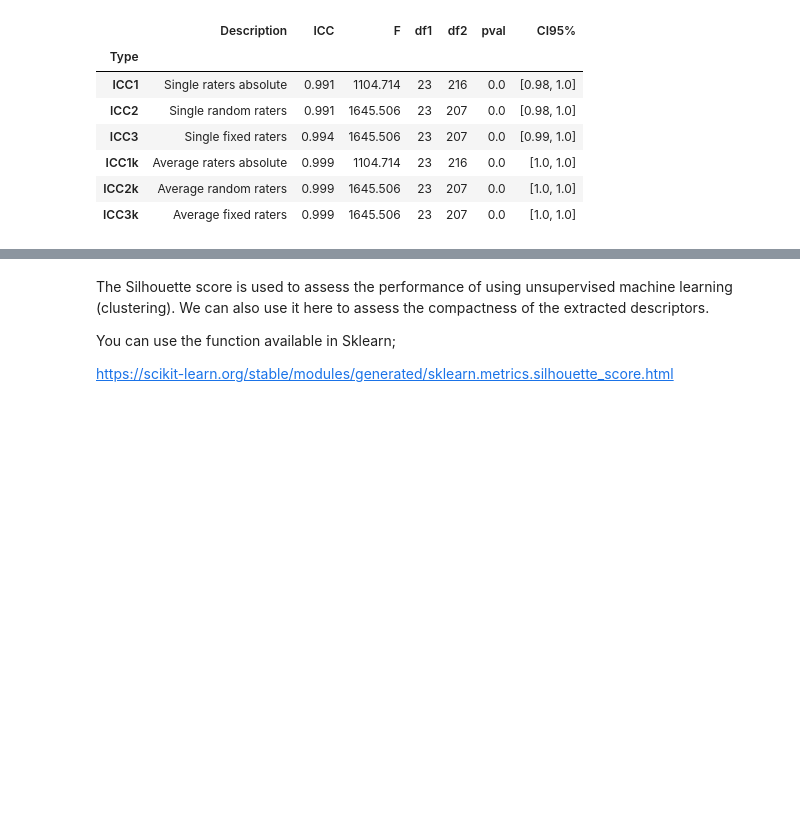
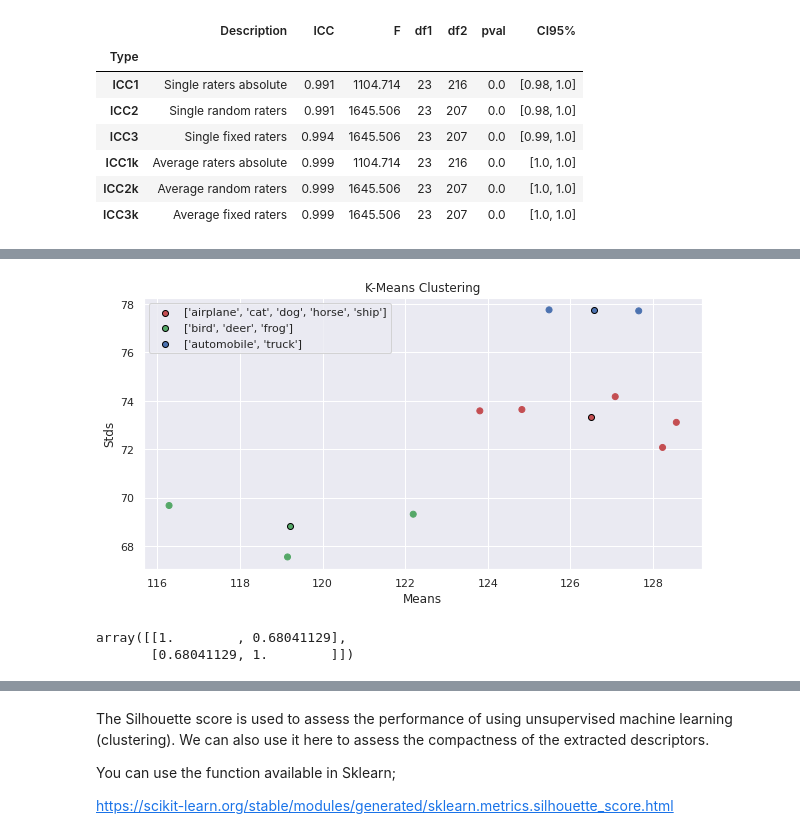
Before and after one commit to Exion35/UT---DataScience, a Jupyter notebook: Assignment 1 - Understanding a dataset.ipynb, the cells around one changed output, grey strips where cells are left out. Drawn from its saved outputs; the diff is of its cells as text; code cells hidden in the pictures; blank space fills up the shorter version.

Commit message:
Interclass correlation & Clustering

```diff
--- a/Assignment 1 - Understanding a dataset.ipynb
+++ b/Assignment 1 - Understanding a dataset.ipynb
@@ -200,2 +195,5 @@ print(means)
 # %%
-sns.regplot(means, stds, ci=None)
+df_corr = pd.DataFrame(data=[means,stds,dataset.classes]).T
+df_corr = df_corr.rename({0: "means", 1: "stds", 2: "classes"}, axis=1)
+df_corr
+sns.set_theme()
@@ -209,0 +200,14 @@ array([0.58601544])
+# %%
+from sklearn.cluster import KMeans
+def doKmeans(X, nclust=3):
+    model = KMeans(nclust)
+    model.fit(X)
+    clust_labels = model.predict(X)
+    cent = model.cluster_centers_
+    return (clust_labels, cent)
+
+clust_labels, cent = doKmeans(df_corr.drop(labels=['classes'],axis=1), 3)
+kmeans = pd.DataFrame(clust_labels)
+df_corr.insert((df_corr.shape[1]),'kmeans',kmeans)
+# %%
+kmeans = kmeans.replace({0: "r", 1: "g", 2: "b"})
@@ -209,0 +228,26 @@ array([0.58601544])
+# %%
+l0 = list(df_corr[df_corr['kmeans'] == 0]['classes'])
+l1 = list(df_corr[df_corr['kmeans'] == 1]['classes'])
+l2 = list(df_corr[df_corr['kmeans'] == 2]['classes'])
+# %%
+fig = plt.figure(figsize=(10,5))
+ax = fig.add_subplot(111)
+scatter = ax.scatter(df_corr['means'],df_corr['stds'], c=kmeans[0], )
+ax.set_title('K-Means Clustering')
+ax.set_xlabel('Means')
+ax.set_ylabel('Stds')
+
+
+ax.scatter(cent[0][0], cent[0][1], color='r', edgecolor='black', label=l0)
+ax.scatter(cent[1][0], cent[1][1], color='g', edgecolor='black', label=l1)
+ax.scatter(cent[2][0], cent[2][1], color='b', edgecolor='black', label=l2)
+
+plt.legend(loc='upper left')
+plt.show()
+# %% [output]
+[figure, added]
+# %%
+np.corrcoef(stds,means)
+# %% [output]
+array([[1.        , 0.68041129],
+       [0.68041129, 1.        ]])
```
Also changed, not shown: parts of 5 cells of this notebook.
